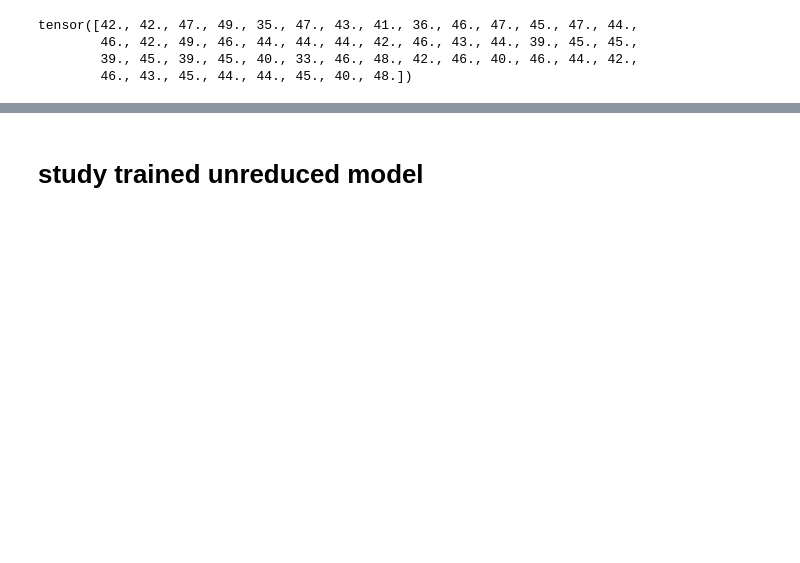
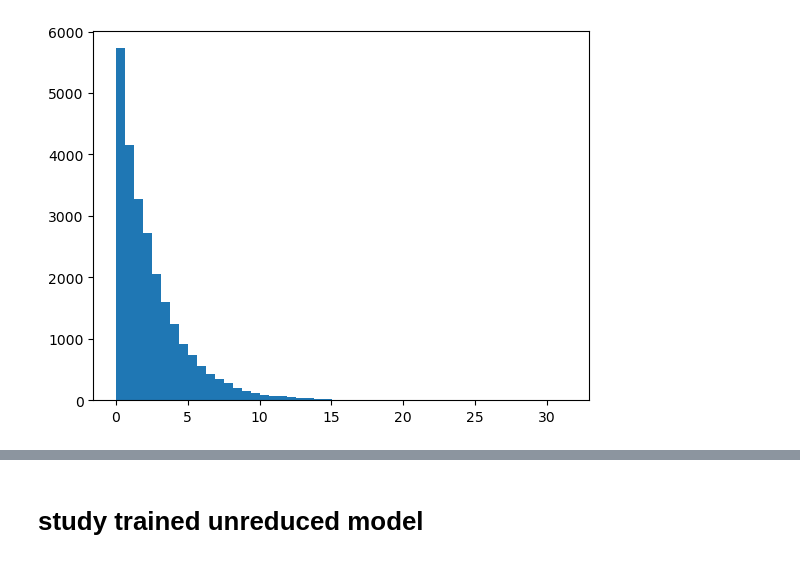
Before and after one commit to yuxinma98/transferring_transferability, a Jupyter notebook: GNN_size_generalizability/notebook.ipynb, the cells around one changed output, grey strips where cells are left out. Saved outputs shown, nothing was run; the diff lists cells and outputs as text; code cells hidden in the pictures; blank space fills up the shorter version.

```diff
--- a/GNN_size_generalizability/notebook.ipynb
+++ b/GNN_size_generalizability/notebook.ipynb
@@ -1,19 +1,22 @@
 # %%
 from data import HomDensityDataset
-data = HomDensityDataset(root="/export/canton/data/yma93/anydim_transferability/GNN_size_generalizability",
-                         N=5000,
-                         n=50,
-                         graph_model="spiked",
-                         task="conditional_triangle")
+import matplotlib.pyplot as plt
+data = HomDensityDataset(
+    root="/export/canton/data/yma93/anydim_transferability/GNN_size_generalizability",
+    N=500,
+    n=50,
+    graph_model="full_SBM_Gaussian",
+    task="triangle",
+)
+# %%
+plt.hist(data.y, bins=50)
+plt.show()
+# %% [output]
+[figure, added]
 # %%
 from torch_geometric.utils import to_dense_adj
 A=to_dense_adj(data[0].edge_index).squeeze()
 A.sum(dim=0)
-# %% [output]
-tensor([42., 42., 47., 49., 35., 47., 43., 41., 36., 46., 47., 45., 47., 44.,
-        46., 42., 49., 46., 44., 44., 44., 42., 46., 43., 44., 39., 45., 45.,
-        39., 45., 39., 45., 40., 33., 46., 48., 42., 46., 40., 46., 44., 42.,
-        46., 43., 45., 44., 44., 45., 40., 48.])
 # %%
 from ign_layers import layer_2_to_2_anydim, layer_2_to_1_anydim
 import torch
```
Also changed, not shown: parts of 17 cells of this notebook, 14 other files.
